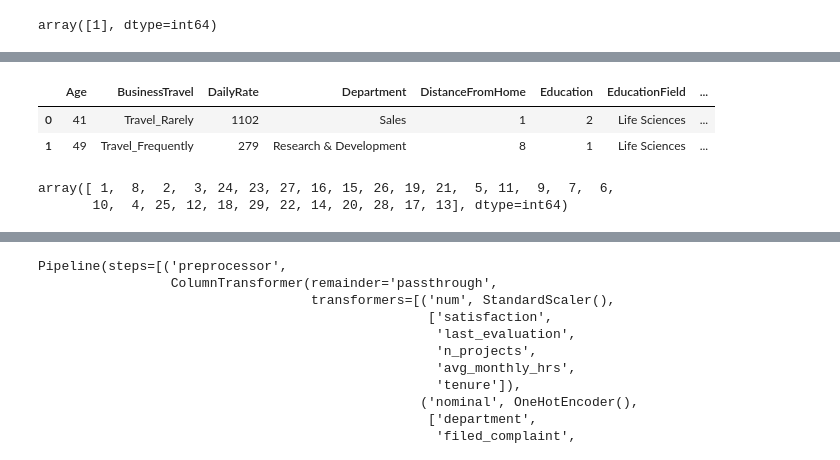
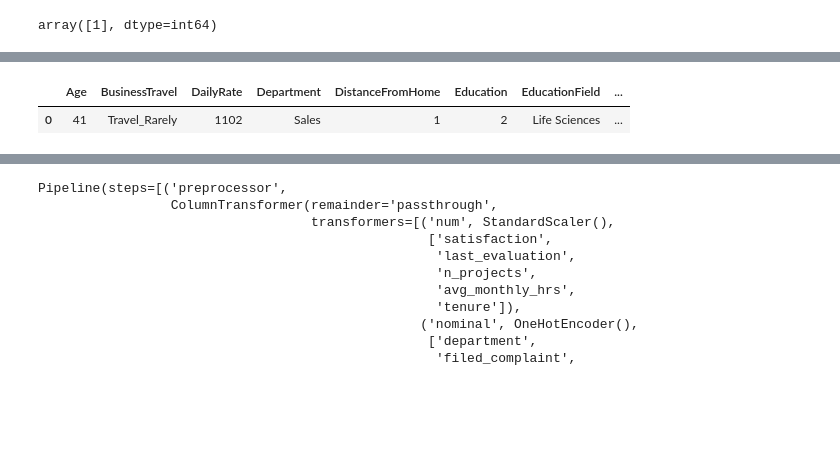
Before and after one commit to shahinmahmud53/employee-churn-prediction-flask-app, a Jupyter notebook: notebooks/model.ipynb, the cells around one changed output, grey strips where cells are left out. Drawn from its saved outputs; the diff is of its cells as text; code cells hidden in the pictures; blank space fills up the shorter version.

```diff
--- a/notebooks/model.ipynb
+++ b/notebooks/model.ipynb
@@ -13,0 +23,2 @@ df.sample(5)
+# %%
+pd.set_option('display.max_columns', None) # Display any number of columns
@@ -214,5 +322,3 @@ X.head(5)
-# %%
-X['OverTime'] = X['OverTime'].map({'No': 0, 'Yes': 1})
 # %%
 X.sample(5)
 # %% [output]
@@ -254,13 +364,7 @@ plt.show()
 # %%
 X = X.drop(columns=['EmployeeNumber'])
 # %%
-X.head(2)
+X.head(1)
 # %% [output]
 |  | Age | BusinessTravel | DailyRate | Department | DistanceFromHome | Education | EducationField | ... |
 | 0 | 41 | Travel_Rarely | 1102 | Sales | 1 | 2 | Life Sciences | ... |
-| 1 | 49 | Travel_Frequently | 279 | Research & Development | 8 | 1 | Life Sciences | ... |
-# %%
-X['DistanceFromHome'].unique()
-# %% [output]
-array([ 1,  8,  2,  3, 24, 23, 27, 16, 15, 26, 19, 21,  5, 11,  9,  7,  6,
-       10,  4, 25, 12, 18, 29, 22, 14, 20, 28, 17, 13], dtype=int64)
```
Also changed, not shown: parts of 56 cells of this notebook.
